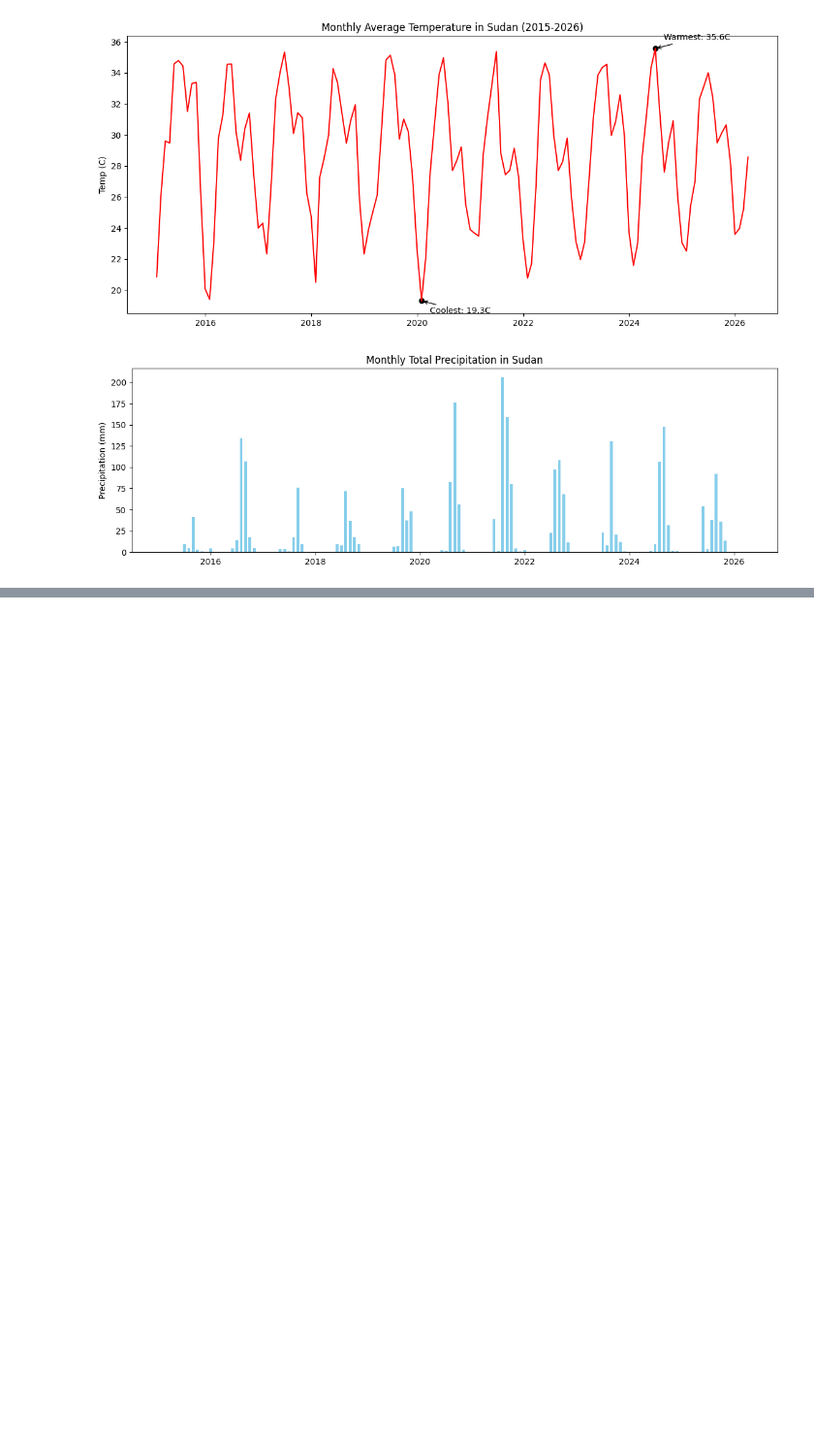
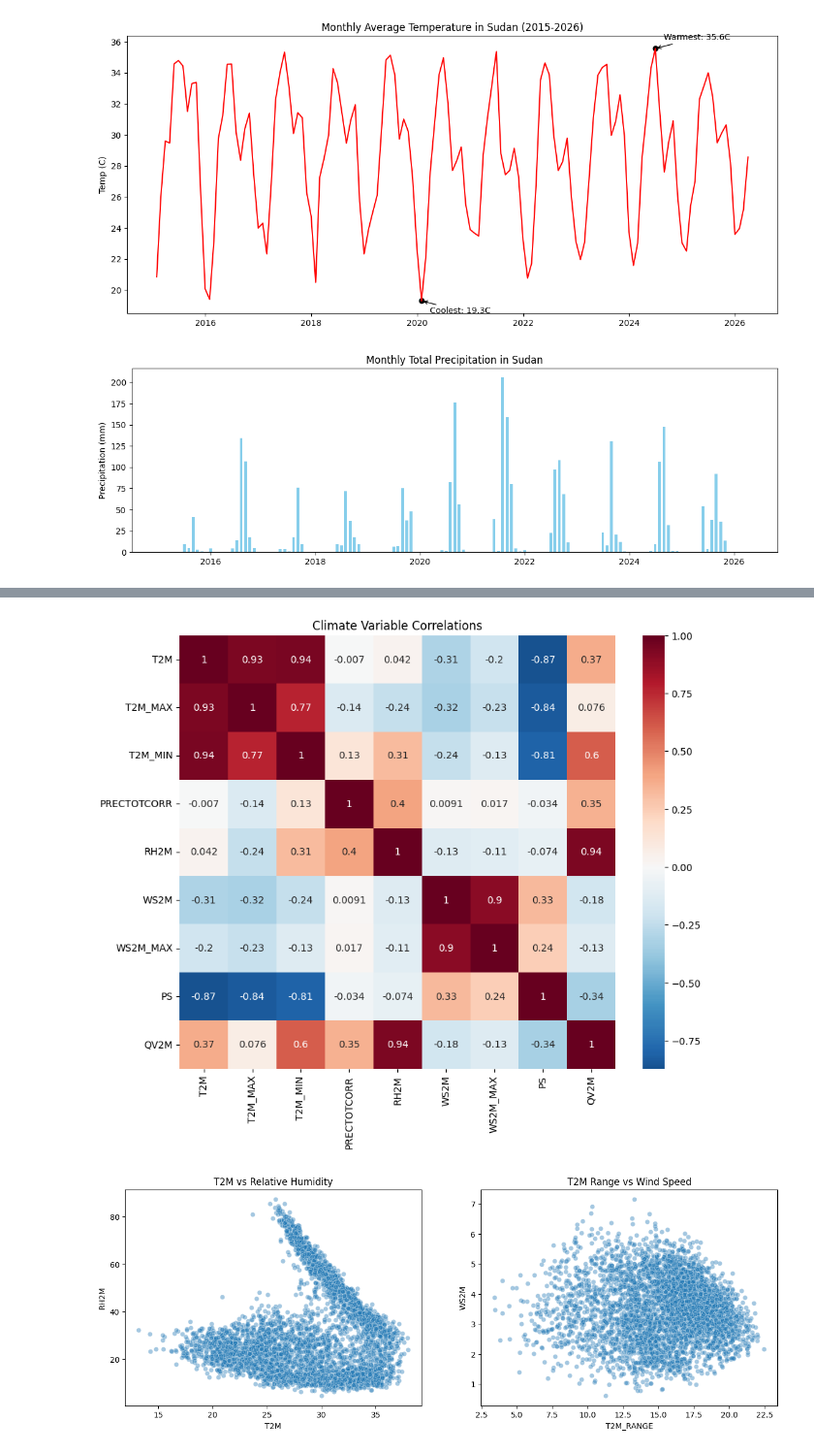
Before and after one commit to RahemetGisho/climate-challenge-week0, a Jupyter notebook: notebook/sudan_eda.ipynb, the cells around one changed output, grey strips where cells are left out. Shown at 97% size. Cells and saved outputs as stored; diff of their text form; code cells hidden in the pictures; blank space fills up the shorter version.

```diff
--- a/notebook/sudan_eda.ipynb
+++ b/notebook/sudan_eda.ipynb
@@ -147,0 +152,19 @@ plt.show()
+# %%
+# Heatmap
+plt.figure(figsize=(10, 8))
+corr = df[outlier_cols + ['PS', 'QV2M']].corr()
+sns.heatmap(corr, annot=True, cmap='RdBu_r', center=0)
+plt.title("Climate Variable Correlations")
+plt.show()
+
+# Scatter Plots
+fig, axes = plt.subplots(1, 2, figsize=(15, 5))
+sns.scatterplot(data=df, x='T2M', y='RH2M', alpha=0.4, ax=axes[0])
+axes[0].set_title("T2M vs Relative Humidity")
+
+sns.scatterplot(data=df, x='T2M_RANGE', y='WS2M', alpha=0.4, ax=axes[1])
+axes[1].set_title("T2M Range vs Wind Speed")
+plt.show()
+# %% [output]
+[figure, added]
+[figure, added]
```
Also changed, not shown: parts of 1 cell of this notebook.
